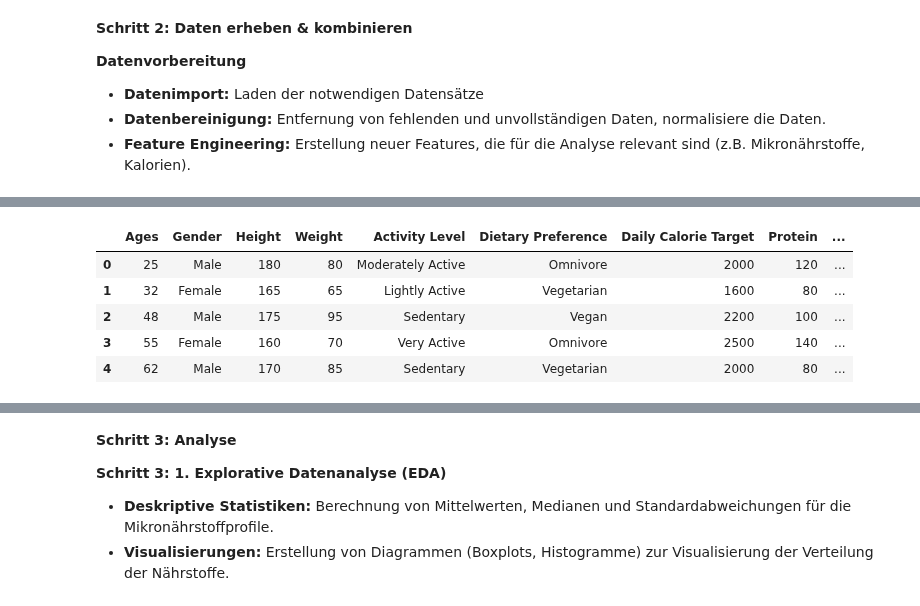
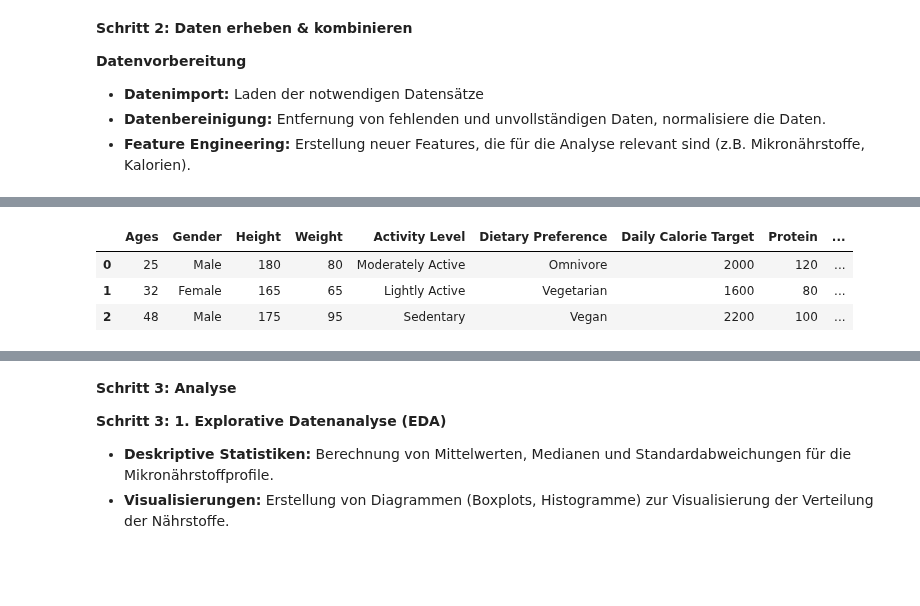
Before and after one commit to iceangel79/MScWinf_Gruppenarbeit_Sem2, a Jupyter notebook: Semesterarbeit/onlyAnalysis_Ernährung.ipynb, the cells around one changed output, grey strips where cells are left out. Cells and saved outputs as stored; diff of their text form; code cells hidden in the pictures; blank space fills up the shorter version.

```diff
--- a/Semesterarbeit/onlyAnalysis_Ernährung.ipynb
+++ b/Semesterarbeit/onlyAnalysis_Ernährung.ipynb
@@ -209,47 +197,55 @@ SystemExit: 1
 - **Datenbereinigung:** Entfernung von fehlenden und unvollständigen Daten, normalisiere die Daten.
 - **Feature Engineering:** Erstellung neuer Features, die für die Analyse relevant sind (z.B. Mikronährstoffe, Kalorien).
 # %%
-# Datenimport: Laden der notwendigen Datensätze
+# === Päckli 1a: Meals-Macros Cleaned ===
+print("\n📦 Lade df_meals ...")
+df_meals = pd.read_csv(
+    "https://raw.githubusercontent.com/M2xAy/ffhs-datensaetze/refs/heads/main/Datasets/archive/detailed_meals_macros_CLEANED.csv"
+)
+df_meals.info()
+display(df_meals.head(3))
 
-# === Päckli 1: FOOD Nutrition ===
-# Lade die Datensätze aus Päckli 1
-df_meals = pd.read_csv("https://raw.githubusercontent.com/M2xAy/ffhs-datensaetze/refs/heads/main/Datasets/archive/detailed_meals_macros_CLEANED.csv")
-df_nutrition = pd.read_csv("https://raw.githubusercontent.com/M2xAy/ffhs-datensaetze/refs/heads/main/Datasets/archive/Food_and_Nutrition__.csv")
-# Vorschau
-print("Food meals:")
-df_meals.info()
-df_meals.head()
-print("Food nutrition:")
+# === Päckli 1b: FOOD Nutrition ===
+print("\n📦 Lade df_nutrition ...")
+df_nutrition = pd.read_csv(
+    "https://raw.githubusercontent.com/M2xAy/ffhs-datensaetze/refs/heads/main/Datasets/archive/Food_and_Nutrition__.csv"
+)
 df_nutrition.info()
-df_nutrition.head()
+display(df_nutrition.head(3))
+
+# === Päckli 2: FOOD DATA GROUPS ===
+print("\n📦 Lade food_groups_combined ...")
+food_data_urls = [
+    "https://raw.githubusercontent.com/M2xAy/ffhs-datensaetze/refs/heads/main/Datasets/Kaggle/FINAL%20FOOD%20DATASET/FOOD-DATA-GROUP1.csv",
+    "https://raw.githubusercontent.com/M2xAy/ffhs-datensaetze/refs/heads/main/Datasets/Kaggle/FINAL%20FOOD%20DATASET/FOOD-DATA-GROUP2.csv",
+    "https://raw.githubusercontent.com/M2xAy/ffhs-datensaetze/refs/heads/main/Datasets/Kaggle/FINAL%20FOOD%20DATASET/FOOD-DATA-GROUP3.csv",
+    "https://raw.githubusercontent.com/M2xAy/ffhs-datensaetze/refs/heads/main/Datasets/Kaggle/FINAL%20FOOD%20DATASET/FOOD-DATA-GROUP4.csv",
+    "https://raw.githubusercontent.com/M2xAy/ffhs-datensaetze/refs/heads/main/Datasets/Kaggle/FINAL%20FOOD%20DATASET/FOOD-DATA-GROUP5.csv",
+]
+food_data_dfs = [pd.read_csv(url) for url in food_data_urls]
+food_groups_combined = pd.concat(food_data_dfs, ignore_index=True)
+
+food_groups_combined.info()
+display(food_groups_combined.head(3))
+
+# === Päckli 3: BLV-Referenzwerte ===
+print("\n📦 Lade blv_nutrient_requirements ...")
+blv_nutrient_requirements = pd.read_csv(
+    "https://raw.githubusercontent.com/M2xAy/ffhs-datensaetze/refs/heads/main/Datasets/BLV/Nutrient_requirements_CH-2022.csv"
+)
+blv_nutrient_requirements.info()
+display(blv_nutrient_requirements.head(3))
 
 
-# === Päckli 2: FOOD DATA GROUPS ===
-# Lade alle Gruppen-Datensätze
-food_data_files = [
-    "https://raw.githubusercontent.com/M2xAy/ffhs-datensaetze/refs/heads/main/Datasets/Kaggle/FINAL%20FOOD%20DATASET/FOOD-DATA-GROUP1.csv",
-      "https://raw.githubusercontent.com/M2xAy/ffhs-datensaetze/refs/heads/main/Datasets/Kaggle/FINAL%20FOOD%20DATASET/FOOD-DATA-GROUP2.csv",
-        "https://raw.githubusercontent.com/M2xAy/ffhs-datensaetze/refs/heads/main/Datasets/Kaggle/FINAL%20FOOD%20DATASET/FOOD-DATA-GROUP3.csv",
-          "https://raw.githubusercontent.com/M2xAy/ffhs-datensaetze/refs/heads/main/Datasets/Kaggle/FINAL%20FOOD%20DATASET/FOOD-DATA-GROUP4.csv",
-            "https://raw.githubusercontent.com/M2xAy/ffhs-datensaetze/refs/heads/main/Datasets/Kaggle/FINAL%20FOOD%20DATASET/FOOD-DATA-GROUP5.csv",
-]# Falls du alle in ein gemeinsames DataFrame packen willst
-food_data_dfs = []
-for file_url in food_data_files:
-    df = pd.read_csv(file_url)
-    food_data_dfs.append(df)
+print("\n📊 Übersicht aller geladenen DataFrames:")
 
-# Zusammenfuegen in ein einziges DataFrame
-food_groups_combined = pd.concat(food_data_dfs, ignore_index=True)
-# Vorschau
-print("Food Groups Combined:")
-food_groups_combined.info()
-food_groups_combined.head()
+dataframes = {
+    "df_meals": df_meals,
+    "df_nutrition": df_nutrition,
+    "food_groups_combined": food_groups_combined,
+    "blv_nutrient_requirements": blv_nutrient_requirements
+}
 
-
-# Lade die Nährstoff-Referenzwerte der Schweiz
-blv_nutrient_requirements = pd.read_csv("https://raw.githubusercontent.com/M2xAy/ffhs-datensaetze/refs/heads/main/Datasets/BLV/Nutrient_requirements_CH-2022.csv")
-# Vorschau
-print("\nBLV Nutrient Requirements:")
-blv_nutrient_requirements.info()
-blv_nutrient_requirements.head()
+for name, df in dataframes.items():
+    print(f"- {name}: {df.shape[0]} Zeilen × {df.shape[1]} Spalten")
 # %% [output]
@@ -257,22 +253,20 @@ Food meals:
 <class 'pandas.core.frame.DataFrame'>
 RangeIndex: 1698 entries, 0 to 1697
 Data columns (total 35 columns):
  #   Column                   Non-Null Count  Dtype
 ---  ------                   --------------  -----
  0   Ages                     1698 non-null   int64
  1   Gender                   1698 non-null   object
  2   Height                   1698 non-null   int64
  3   Weight                   1698 non-null   int64
  4   Activity Level           1698 non-null   object
  5   Dietary Preference       1698 non-null   object
 ... (27 lines left out)
  33  Disease                  1698 non-null   object
  34  Lunch Fats               1698 non-null   float64
 dtypes: float64(15), int64(12), object(8)
 memory usage: 464.4+ KB
 |  | Ages | Gender | Height | Weight | Activity Level | Dietary Preference | Daily Calorie Target | Protein | ... |
 | 0 | 25 | Male | 180 | 80 | Moderately Active | Omnivore | 2000 | 120 | ... |
 | 1 | 32 | Female | 165 | 65 | Lightly Active | Vegetarian | 1600 | 80 | ... |
 | 2 | 48 | Male | 175 | 95 | Sedentary | Vegan | 2200 | 100 | ... |
-| 3 | 55 | Female | 160 | 70 | Very Active | Omnivore | 2500 | 140 | ... |
-| 4 | 62 | Male | 170 | 85 | Sedentary | Vegetarian | 2000 | 80 | ... |
```
Also changed, not shown: parts of 13 cells of this notebook.
